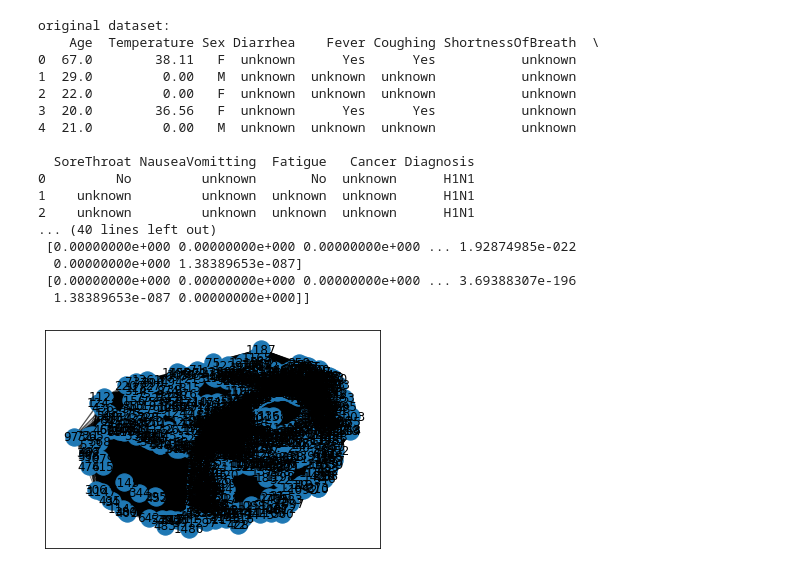
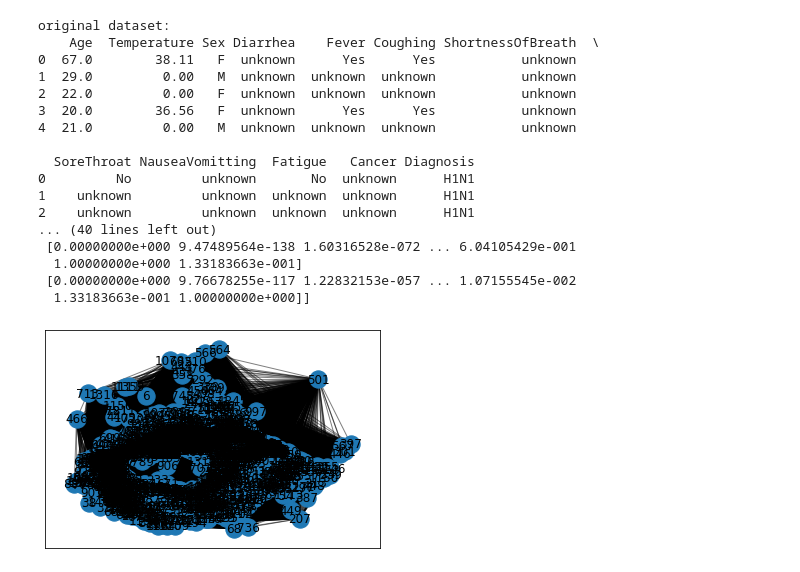
Before and after one commit to evelina03/spectral_clustering, a Jupyter notebook: Dataset_2/Shi And Malik Algorithm.ipynb, the cells around one changed output. Saved outputs shown, nothing was run; the diff lists cells and outputs as text; code cells hidden in the pictures.

```diff
--- a/Dataset_2/Shi And Malik Algorithm.ipynb
+++ b/Dataset_2/Shi And Malik Algorithm.ipynb
@@ -10,9 +15,9 @@ from numpy import inf
 # %%
 'equation for adjacency'
 def equation(matrix_dist):
-    s = 0.1
-    function = np.exp((- matrix_dist ** 2) / (2. * s ** 2))
-    np.fill_diagonal(function, 0)
+    n = random.random()
+    function = np.exp(-((matrix_dist ** 2) / (2. * n ** 2)))
+
     return function
 # %%
 def CSVToGraphAndAdjecency(csv) :
@@ -33,9 +38,11 @@ def CSVToGraphAndAdjecency(csv) :
     print('converted dataset:')
     print(df_cluster.head())
 
-    # Creating a distance matrix
+    # Creating a distance matrix and Graph
     dist = DistanceMetric.get_metric('euclidean')
     matrix_dist = dist.pairwise(df_cluster.to_numpy())
+    Graph=nx.from_numpy_matrix(matrix_dist)
+    draw_graph(Graph)
 
     # Distance matrix
     print('distance matrix:')
@@ -48,7 +55,7 @@ def CSVToGraphAndAdjecency(csv) :
     print('adjacency matrix:')
     print(adjacency_matrix)
 
-    return df_cluster, matrix_dist, adjacency_matrix
+    return df, df_cluster, matrix_dist, adjacency_matrix, Graph
 # %%
 # Converting string categorical variables into numeric categorical variables
 
@@ -65,30 +72,26 @@ def draw_graph(G):
     nx.draw_networkx_edges(G, pos, width=1.0, alpha=0.5)
 # %%
 csv="Flu_Classification.csv"
-df_cluster, matrix_dist, adjacency_matrix = CSVToGraphAndAdjecency(csv)
+df, df_cluster, matrix_dist, adjacency_matrix, Graph = CSVToGraphAndAdjecency(csv)
 # %% [output]
 original dataset:
     Age  Temperature Sex Diarrhea    Fever Coughing ShortnessOfBreath  \
 0  67.0        38.11   F  unknown      Yes      Yes           unknown
 1  29.0         0.00   M  unknown  unknown  unknown           unknown
 2  22.0         0.00   F  unknown  unknown  unknown           unknown
 3  20.0        36.56   F  unknown      Yes      Yes           unknown
 4  21.0         0.00   M  unknown  unknown  unknown           unknown
 
   SoreThroat NauseaVomitting  Fatigue   Cancer Diagnosis
 0         No         unknown       No  unknown      H1N1
 1    unknown         unknown  unknown  unknown      H1N1
 2    unknown         unknown  unknown  unknown      H1N1
 ... (40 lines left out)
- [0.00000000e+000 0.00000000e+000 0.00000000e+000 ... 1.92874985e-022
-  0.00000000e+000 1.38389653e-087]
- [0.00000000e+000 0.00000000e+000 0.00000000e+000 ... 3.69388307e-196
-  1.38389653e-087 0.00000000e+000]]
+ [0.00000000e+000 9.47489564e-138 1.60316528e-072 ... 6.04105429e-001
+  1.00000000e+000 1.33183663e-001]
+ [0.00000000e+000 9.76678255e-117 1.22832153e-057 ... 1.07155545e-002
+  1.33183663e-001 1.00000000e+000]]
+[figure, added]
-# %%
-Graph=nx.from_numpy_matrix(matrix_dist)
-draw_graph(Graph)
-# %% [output]
-[figure, removed]
 # %%
 # Creating Degree Matrix, Laplacian Matrix, printing the eigenvalues and eigenvectors
 
```
Also changed, not shown: parts of 5 cells of this notebook.
